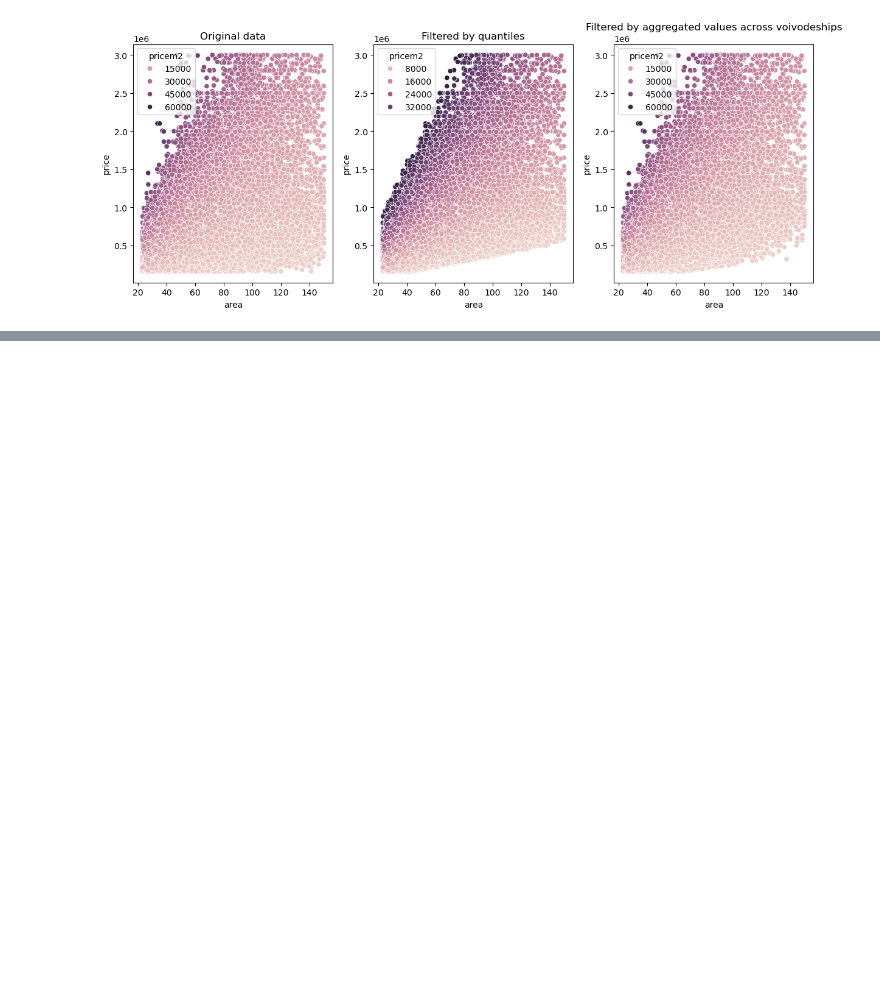
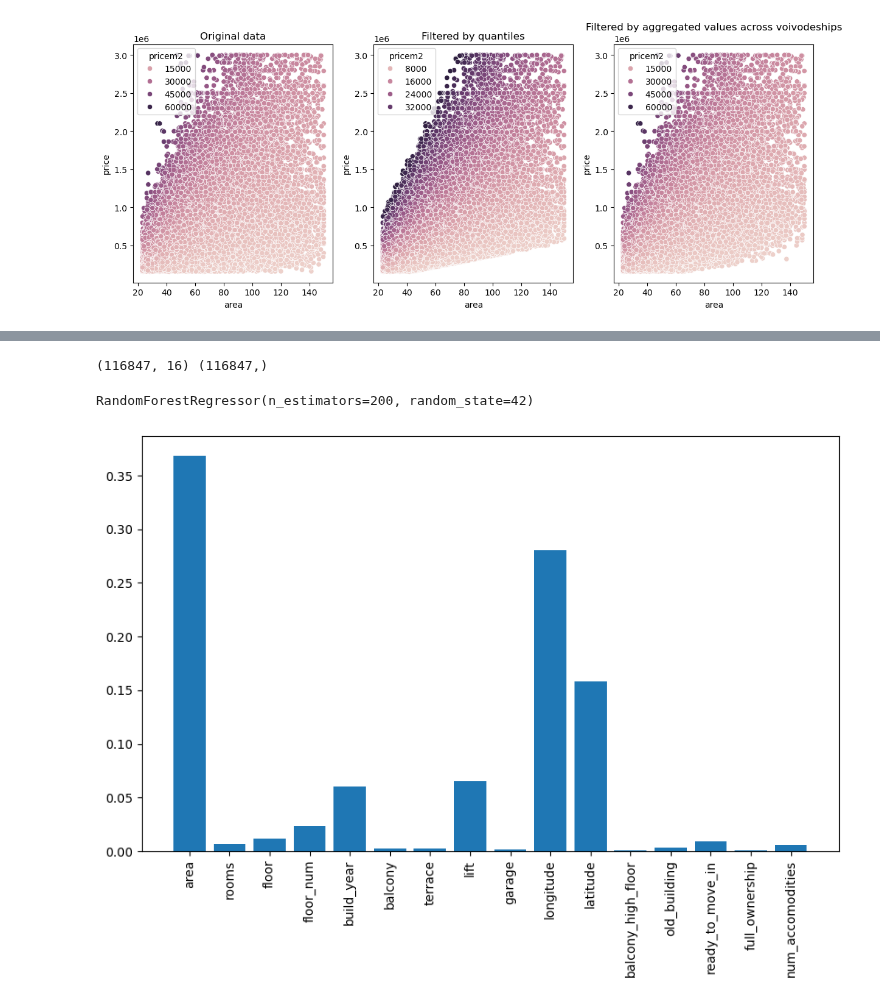
Before and after one commit to milonpabis/price-predictor-poland2024, a Jupyter notebook: notebooks/eda.ipynb, the cells around one changed output, grey strips where cells are left out. Saved outputs shown, nothing was run; the diff lists cells and outputs as text; code cells hidden in the pictures; blank space fills up the shorter version.

```diff
--- a/notebooks/eda.ipynb
+++ b/notebooks/eda.ipynb
@@ -115,0 +161,21 @@ df_filtered_agg.to_csv("../data/offers_clean_filtered.csv", index=False)
+# %%
+X_select = df.select_dtypes("number").drop(columns=["price", "url_id"])
+isna = X_select.isna()
+X_select = X_select[~isna.any(axis=1)]
+y_select = df["price"].loc[X_select.index]
+
+print(X_select.shape, y_select.shape)
+# %% [output]
+(116847, 16) (116847,)
+# %%
+rf_select = RandomForestRegressor(n_estimators=200, random_state=42)
+rf_select.fit(X_select, y_select)
+# %% [output]
+RandomForestRegressor(n_estimators=200, random_state=42)
+# %%
+plt.figure(figsize=(10, 6))
+plt.bar(rf_select.feature_names_in_, rf_select.feature_importances_)
+plt.xticks(rotation=90)
+plt.show()
+# %% [output]
+[figure, added]
```
Also changed, not shown: parts of 7 cells of this notebook, 3 other files.
